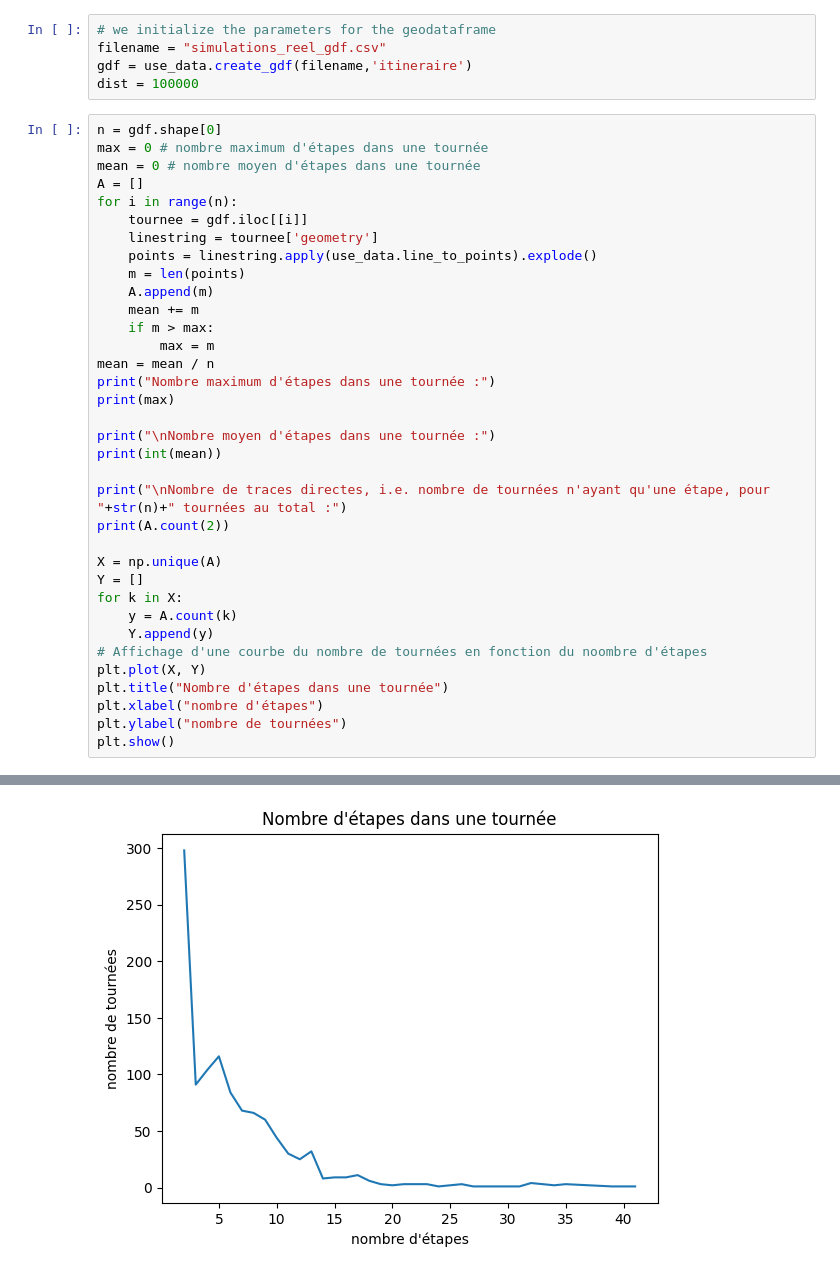
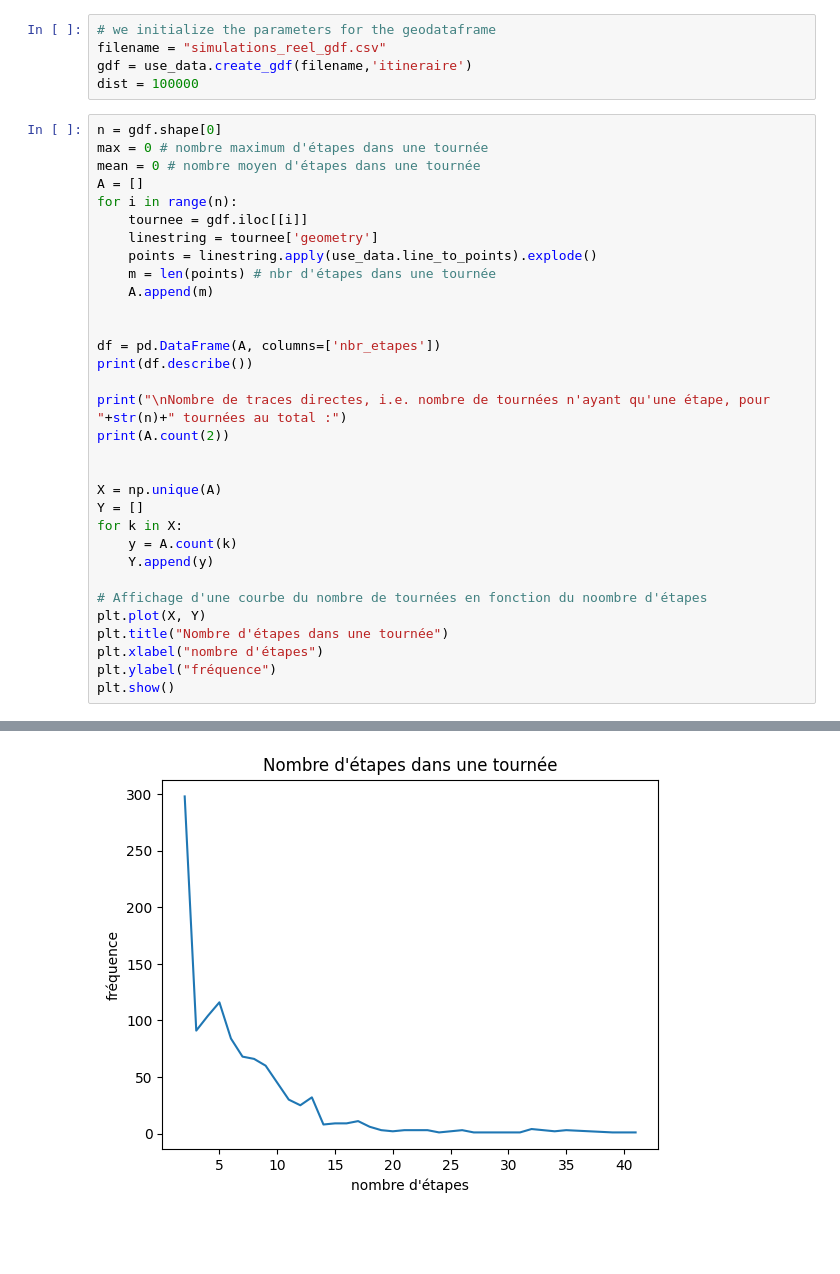
Before and after one commit to Universite-Gustave-Eiffel/geodev-logicout, a Jupyter notebook: notebooks/nbr_arrêts.ipynb, the cells around one changed output, grey strips where cells are left out. Cells and saved outputs as stored; diff of their text form; blank space fills up the shorter version.

```diff
--- a/notebooks/nbr_arrêts.ipynb
+++ b/notebooks/nbr_arrêts.ipynb
@@ -22,30 +19,27 @@ for i in range(n):
     tournee = gdf.iloc[[i]]
     linestring = tournee['geometry']
     points = linestring.apply(use_data.line_to_points).explode()
-    m = len(points)
+    m = len(points) # nbr d'étapes dans une tournée
     A.append(m)
-    mean += m
-    if m > max:
-        max = m
-mean = mean / n
-print("Nombre maximum d'étapes dans une tournée :")
-print(max)
 
-print("\nNombre moyen d'étapes dans une tournée :")
-print(int(mean))
+
+df = pd.DataFrame(A, columns=['nbr_etapes'])
+print(df.describe())
 
 print("\nNombre de traces directes, i.e. nombre de tournées n'ayant qu'une étape, pour "+str(n)+" tournées au total :")
 print(A.count(2))
+
 
 X = np.unique(A)
 Y = []
 for k in X:
     y = A.count(k)
     Y.append(y)
+
 # Affichage d'une courbe du nombre de tournées en fonction du noombre d'étapes
 plt.plot(X, Y)
 plt.title("Nombre d'étapes dans une tournée")
 plt.xlabel("nombre d'étapes")
-plt.ylabel("nombre de tournées")
+plt.ylabel("fréquence")
 plt.show()
 # %% [output]
@@ -59,2 +57,2 @@ Nombre de traces directes, i.e. nombre de tournées n'ayant qu'une étape, pour
 298
-[figure, old version]
+[figure, new version]
```
Also changed, not shown: parts of 3 cells of this notebook, 19 other files.
